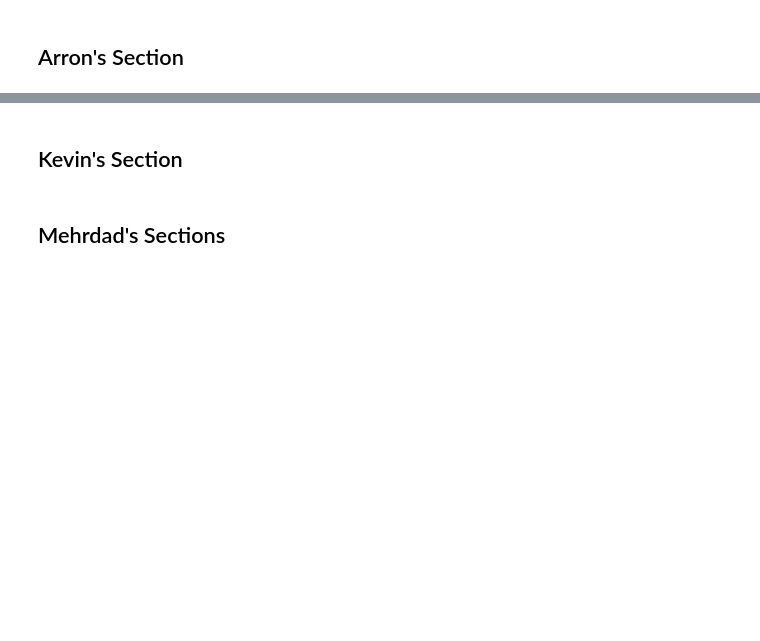
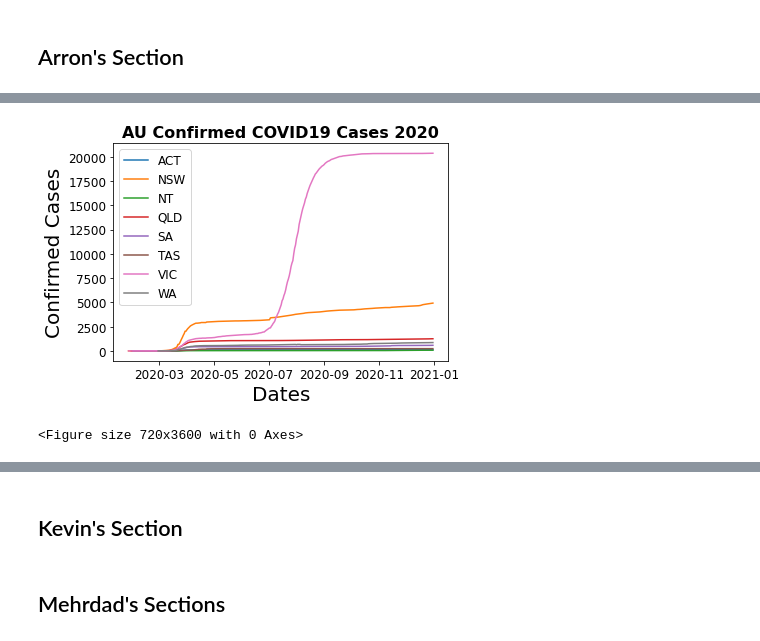
Before and after one commit to ArronxNguyen/Assignment_1, a Jupyter notebook: Mainscript_v0.1.ipynb, the cells around one changed output, grey strips where cells are left out. Drawn from its saved outputs; the diff is of its cells as text; code cells hidden in the pictures; blank space fills up the shorter version.

```diff
--- a/Mainscript_v0.1.ipynb
+++ b/Mainscript_v0.1.ipynb
@@ -152,0 +275,49 @@ working_df.head()
+# %%
+# Groupby states
+act_df = working_df.loc[working_df["state"] == "Australian Capital Territory",:]
+nsw_df = working_df.loc[working_df["state"] == "New South Wales",:]
+nt_df = working_df.loc[working_df["state"] == "Northern Territory",:]
+qld_df = working_df.loc[working_df["state"] == "Queensland",:]
+sa_df = working_df.loc[working_df["state"] == "South Australia",:]
+tas_df = working_df.loc[working_df["state"] == "Tasmania",:]
+vic_df = working_df.loc[working_df["state"] == "Victoria",:]
+wa_df = working_df.loc[working_df["state"] == "Western Australia",:]
+# %%
+# Overview - Confirmed Cases
+#Plotting confirmed cases for all States on same chart
+x1 = act_df['date']
+x2 = nsw_df['date']
+x3 = nt_df['date']
+x4 = qld_df['date']
+x5 = sa_df['date']
+x6 = tas_df['date']
+x7 = vic_df['date']
+x8 = wa_df['date']
+
+act = act_df['Confirmed']
+nsw = nsw_df['Confirmed']
+nt = nt_df['Confirmed']
+qld = qld_df['Confirmed']
+sa = sa_df['Confirmed']
+tas = tas_df['Confirmed']
+vic = vic_df['Confirmed']
+wa = wa_df['Confirmed']
+
+plt.plot(x1, act, label='ACT')
+plt.plot(x2, nsw, label='NSW')
+plt.plot(x3, nt,label='NT')
+plt.plot(x4, qld, label='QLD')
+plt.plot(x5, sa,label='SA')
+plt.plot(x6, tas,label='TAS')
+plt.plot(x7, vic, label='VIC')
+plt.plot(x8, wa,label='WA')
+
+plt.legend(loc="upper left")
+plt.title("AU Confirmed COVID19 Cases 2020", fontsize=16, fontweight='bold')
+plt.xlabel("Dates")
+plt.ylabel("Confirmed Cases")
+plt.figure(figsize=(10, 50))
+plt.show()
+# %% [output]
+[figure, added]
+<Figure size 720x3600 with 0 Axes>
```
Also changed, not shown: parts of 51 cells of this notebook, 2 other files.
